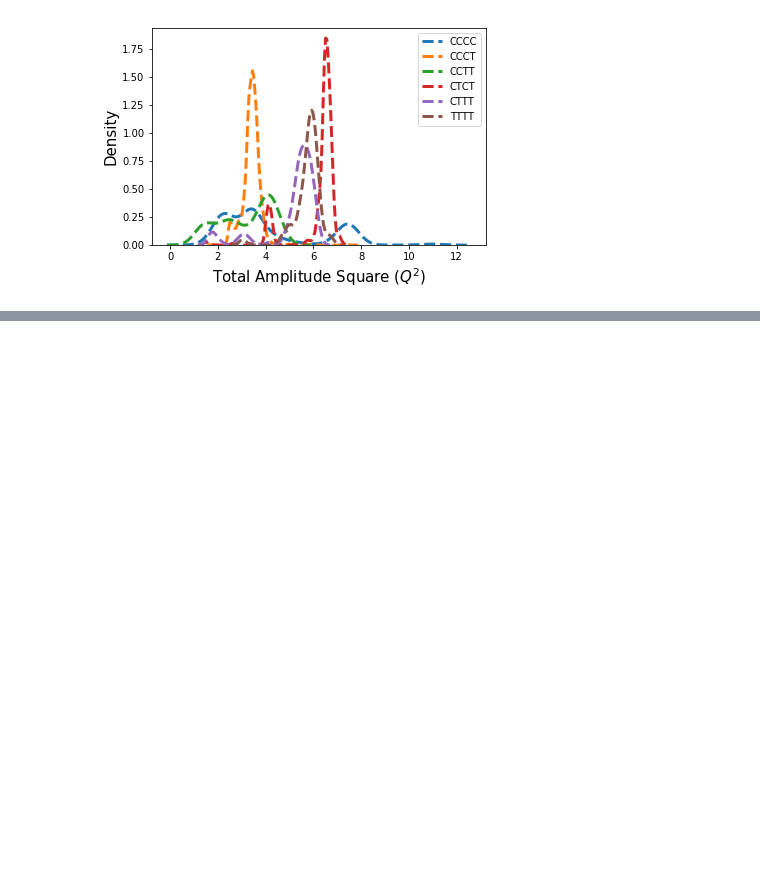
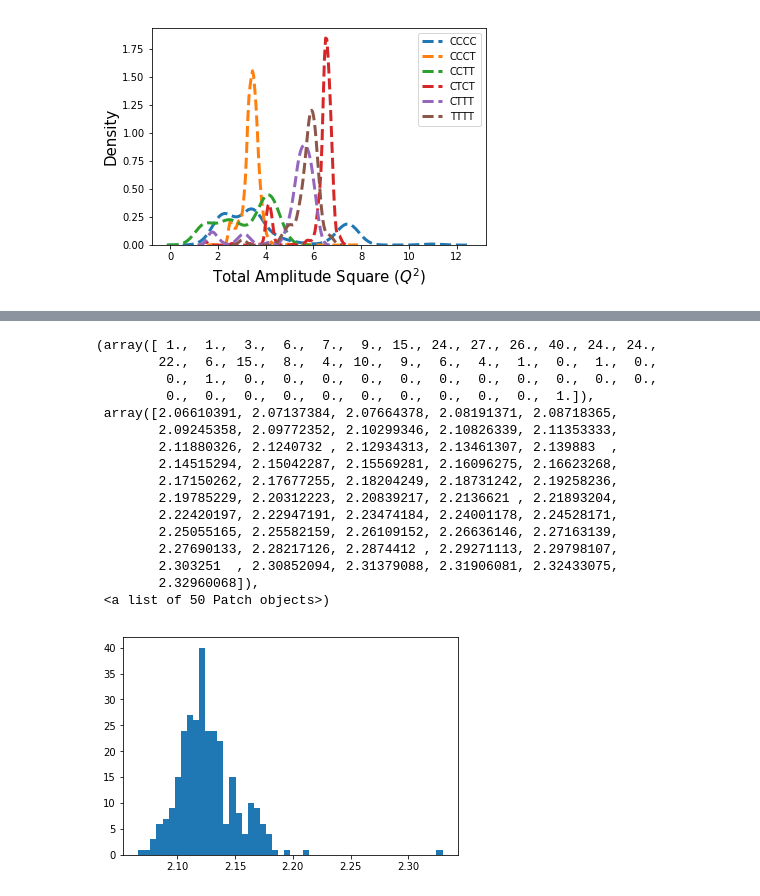
Before and after one commit to lucianlschan/RING, a Jupyter notebook: CTPs Analysis.ipynb, the cells around one changed output, grey strips where cells are left out. Saved outputs shown, nothing was run; the diff lists cells and outputs as text; code cells hidden in the pictures; blank space fills up the shorter version.

```diff
--- a/CTPs Analysis.ipynb
+++ b/CTPs Analysis.ipynb
@@ -541,0 +625,20 @@ plt.show()
+# %%
+plt.hist(np.mod(edo.iloc[:,3]-k2,np.pi*2),bins=50)
+# %% [output]
+(array([ 1.,  1.,  3.,  6.,  7.,  9., 15., 24., 27., 26., 40., 24., 24.,
+        22.,  6., 15.,  8.,  4., 10.,  9.,  6.,  4.,  1.,  0.,  1.,  0.,
+         0.,  1.,  0.,  0.,  0.,  0.,  0.,  0.,  0.,  0.,  0.,  0.,  0.,
+         0.,  0.,  0.,  0.,  0.,  0.,  0.,  0.,  0.,  0.,  1.]),
+ array([2.06610391, 2.07137384, 2.07664378, 2.08191371, 2.08718365,
+        2.09245358, 2.09772352, 2.10299346, 2.10826339, 2.11353333,
+        2.11880326, 2.1240732 , 2.12934313, 2.13461307, 2.139883  ,
+        2.14515294, 2.15042287, 2.15569281, 2.16096275, 2.16623268,
+        2.17150262, 2.17677255, 2.18204249, 2.18731242, 2.19258236,
+        2.19785229, 2.20312223, 2.20839217, 2.2136621 , 2.21893204,
+        2.22420197, 2.22947191, 2.23474184, 2.24001178, 2.24528171,
+        2.25055165, 2.25582159, 2.26109152, 2.26636146, 2.27163139,
+        2.27690133, 2.28217126, 2.2874412 , 2.29271113, 2.29798107,
+        2.303251  , 2.30852094, 2.31379088, 2.31906081, 2.32433075,
+        2.32960068]),
+ <a list of 50 Patch objects>)
+[figure, added]
```
Also changed, not shown: parts of 18 cells of this notebook, 2 other files.
